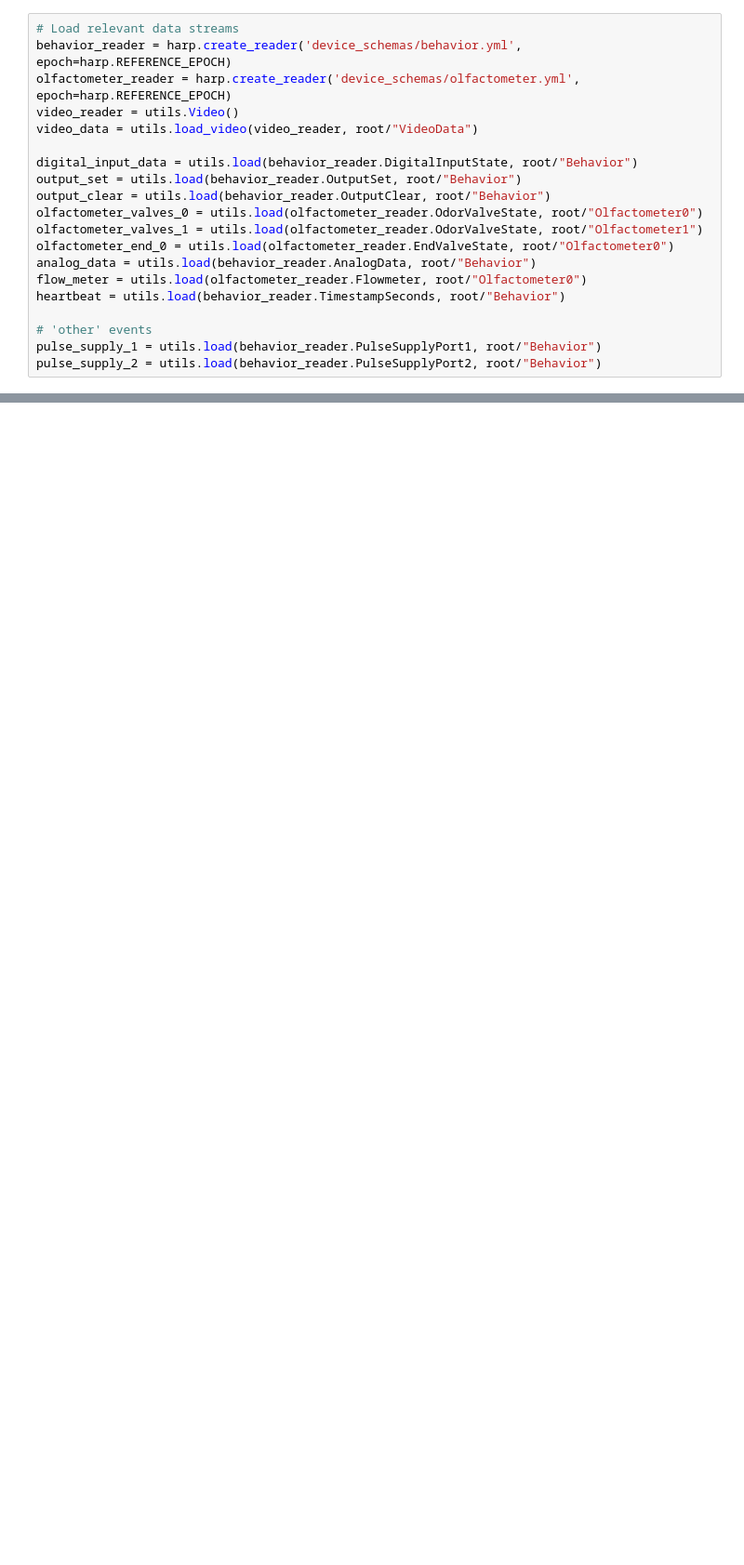
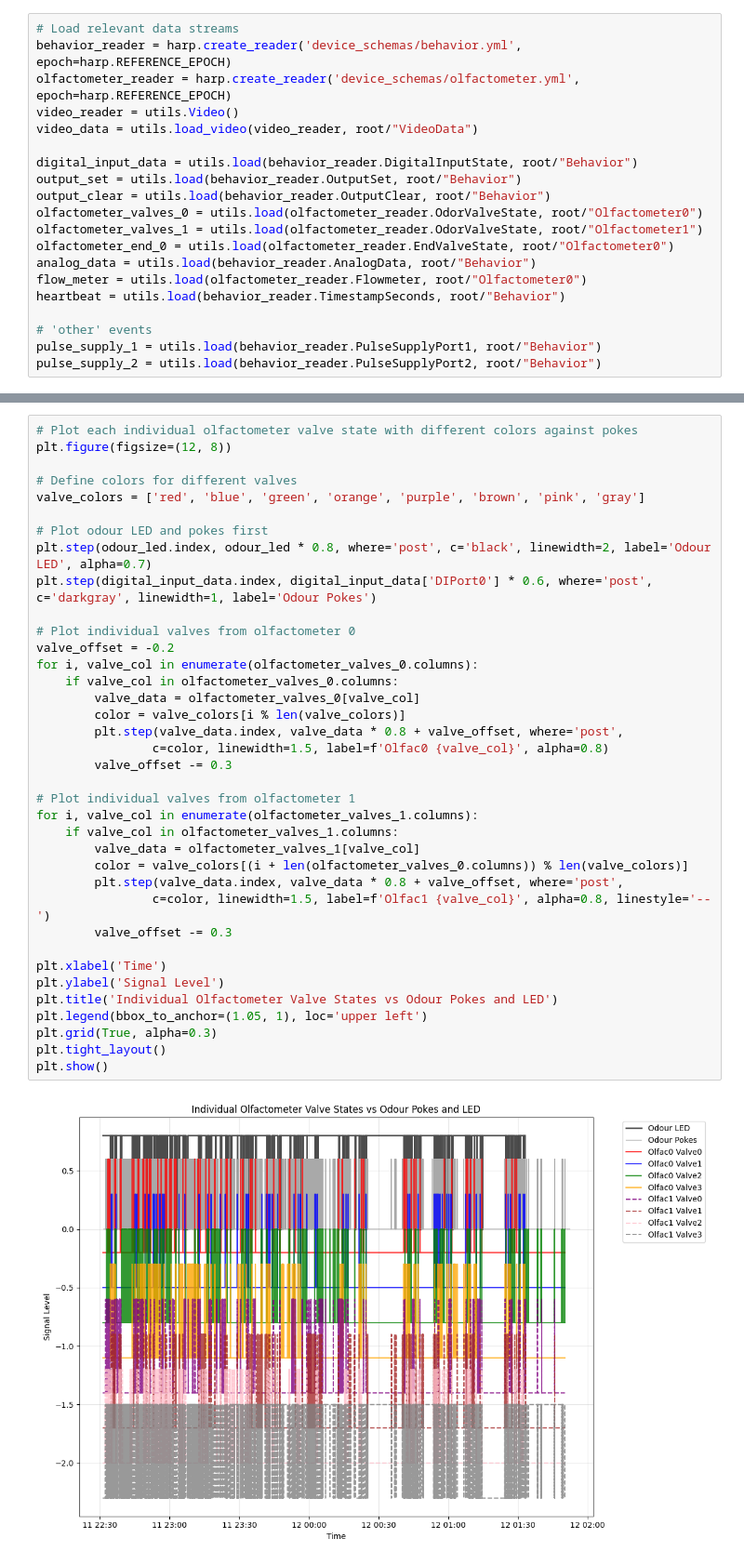
Before and after one commit to SainsburyWellcomeCentre/hypnose-analysis, a Jupyter notebook: notebooks/events-visualisation.ipynb, the cells around one changed output, grey strips where cells are left out. Shown: that part at 93% size. Saved outputs shown, nothing was run; the diff lists cells and outputs as text; blank space fills up the shorter version.

```diff
--- a/notebooks/events-visualisation.ipynb
+++ b/notebooks/events-visualisation.ipynb
@@ -98,0 +99,39 @@ plt.legend()  # Add legend to show the Valve0 label
+# %%
+# Plot each individual olfactometer valve state with different colors against pokes
+plt.figure(figsize=(12, 8))
+
+# Define colors for different valves
+valve_colors = ['red', 'blue', 'green', 'orange', 'purple', 'brown', 'pink', 'gray']
+
+# Plot odour LED and pokes first
+plt.step(odour_led.index, odour_led * 0.8, where='post', c='black', linewidth=2, label='Odour LED', alpha=0.7)
+plt.step(digital_input_data.index, digital_input_data['DIPort0'] * 0.6, where='post', c='darkgray', linewidth=1, label='Odour Pokes')
+
+# Plot individual valves from olfactometer 0
+valve_offset = -0.2
+for i, valve_col in enumerate(olfactometer_valves_0.columns):
+    if valve_col in olfactometer_valves_0.columns:
+        valve_data = olfactometer_valves_0[valve_col]
+        color = valve_colors[i % len(valve_colors)]
+        plt.step(valve_data.index, valve_data * 0.8 + valve_offset, where='post',
+                c=color, linewidth=1.5, label=f'Olfac0 {valve_col}', alpha=0.8)
+        valve_offset -= 0.3
+
+# Plot individual valves from olfactometer 1
+for i, valve_col in enumerate(olfactometer_valves_1.columns):
+    if valve_col in olfactometer_valves_1.columns:
+        valve_data = olfactometer_valves_1[valve_col]
+        color = valve_colors[(i + len(olfactometer_valves_0.columns)) % len(valve_colors)]
+        plt.step(valve_data.index, valve_data * 0.8 + valve_offset, where='post',
+                c=color, linewidth=1.5, label=f'Olfac1 {valve_col}', alpha=0.8, linestyle='--')
+        valve_offset -= 0.3
+
+plt.xlabel('Time')
+plt.ylabel('Signal Level')
+plt.title('Individual Olfactometer Valve States vs Odour Pokes and LED')
+plt.legend(bbox_to_anchor=(1.05, 1), loc='upper left')
+plt.grid(True, alpha=0.3)
+plt.tight_layout()
+plt.show()
+# %% [output]
+[figure, added]
```
Also changed, not shown: parts of 3 cells of this notebook.
